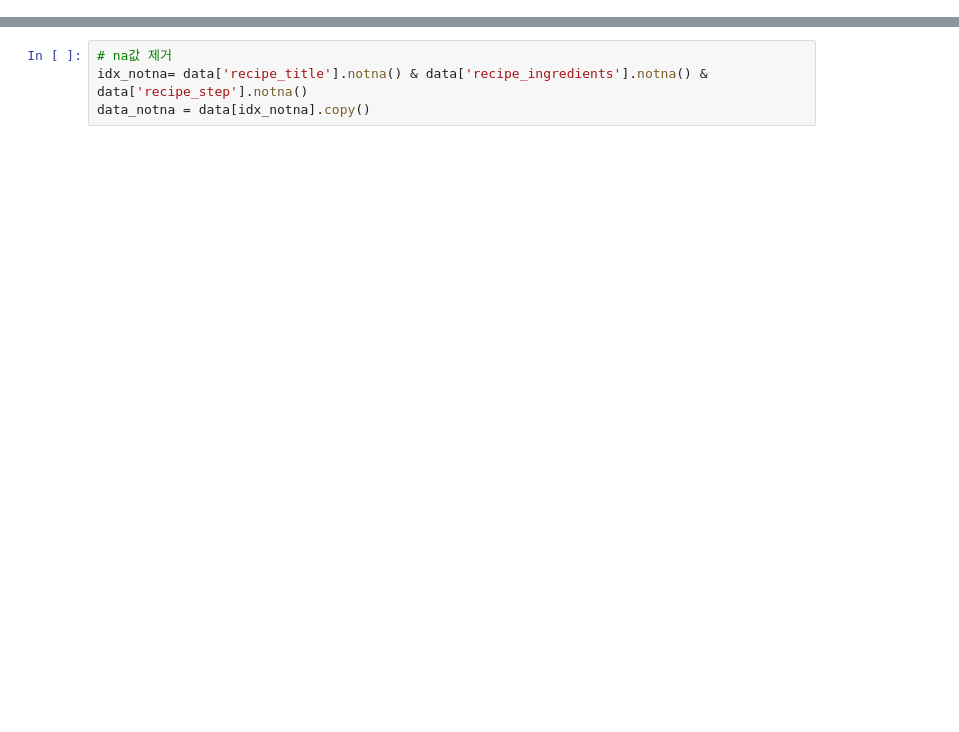
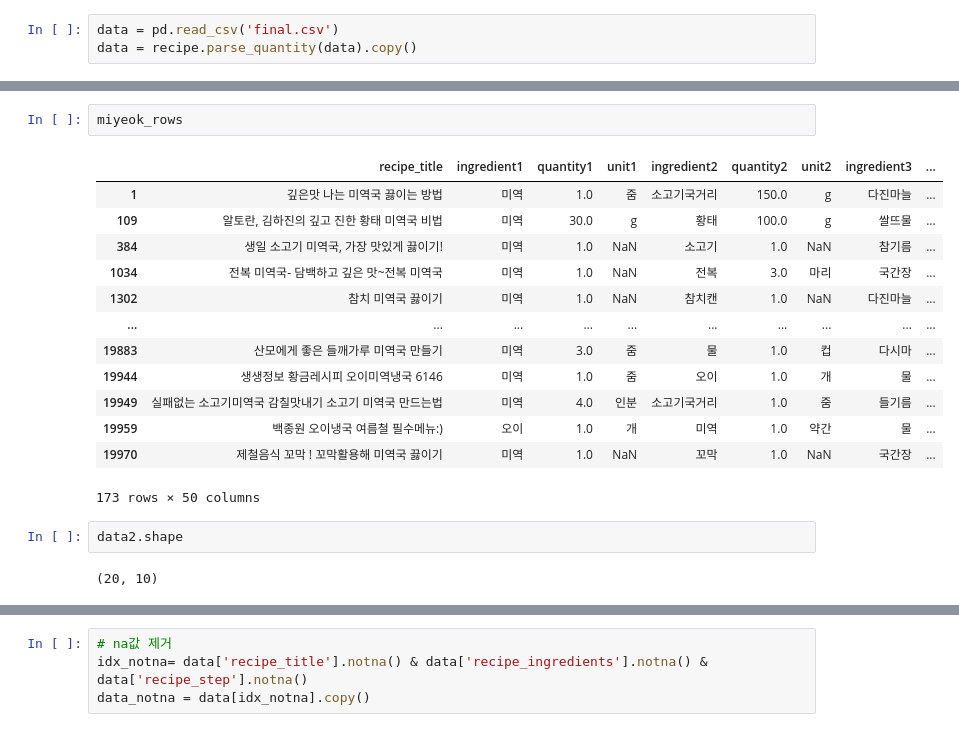
Before and after one commit to kwonhwijun/recipe, a Jupyter notebook: models/last2.ipynb, the cells around one changed output, grey strips where cells are left out. Saved outputs shown, nothing was run; the diff lists cells and outputs as text; blank space fills up the shorter version.

```diff
--- a/models/last2.ipynb
+++ b/models/last2.ipynb
@@ -0,0 +7,3 @@
+# %%
+data = pd.read_csv('final.csv')
+data = recipe.parse_quantity(data).copy()
@@ -0,0 +130,20 @@
+# %%
+miyeok_rows
+# %% [output]
+|  | recipe_title | ingredient1 | quantity1 | unit1 | ingredient2 | quantity2 | unit2 | ingredient3 | ... |
+| 1 | 깊은맛 나는 미역국 끓이는 방법 | 미역 | 1.0 | 줌 | 소고기국거리 | 150.0 | g | 다진마늘 | ... |
+| 109 | 알토란, 김하진의 깊고 진한 황태 미역국 비법 | 미역 | 30.0 | g | 황태 | 100.0 | g | 쌀뜨물 | ... |
+| 384 | 생일 소고기 미역국, 가장 맛있게 끓이기! | 미역 | 1.0 | NaN | 소고기 | 1.0 | NaN | 참기름 | ... |
+| 1034 | 전복 미역국- 담백하고 깊은 맛~전복 미역국 | 미역 | 1.0 | NaN | 전복 | 3.0 | 마리 | 국간장 | ... |
+| 1302 | 참치 미역국 끓이기 | 미역 | 1.0 | NaN | 참치캔 | 1.0 | NaN | 다진마늘 | ... |
+| ... | ... | ... | ... | ... | ... | ... | ... | ... | ... |
+| 19883 | 산모에게 좋은 들깨가루 미역국 만들기 | 미역 | 3.0 | 줌 | 물 | 1.0 | 컵 | 다시마 | ... |
+| 19944 | 생생정보 황금레시피 오이미역냉국 6146 | 미역 | 1.0 | 줌 | 오이 | 1.0 | 개 | 물 | ... |
+| 19949 | 실패없는 소고기미역국 감칠맛내기 소고기 미역국 만드는법 | 미역 | 4.0 | 인분 | 소고기국거리 | 1.0 | 줌 | 들기름 | ... |
+| 19959 | 백종원 오이냉국 여름철 필수메뉴:) | 오이 | 1.0 | 개 | 미역 | 1.0 | 약간 | 물 | ... |
+| 19970 | 제철음식 꼬막 ! 꼬막활용해 미역국 끓이기 | 미역 | 1.0 | NaN | 꼬막 | 1.0 | NaN | 국간장 | ... |
+173 rows × 50 columns
+# %%
+data2.shape
+# %% [output]
+(20, 10)
```
Also changed, not shown: parts of 51 cells of this notebook, 2 other files.
